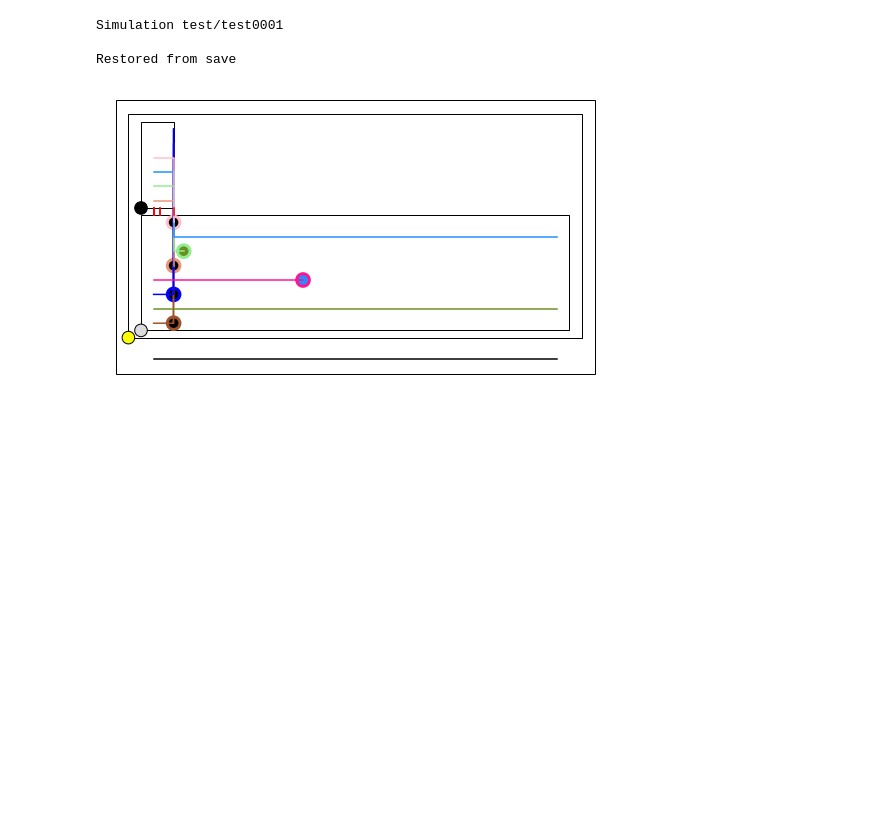
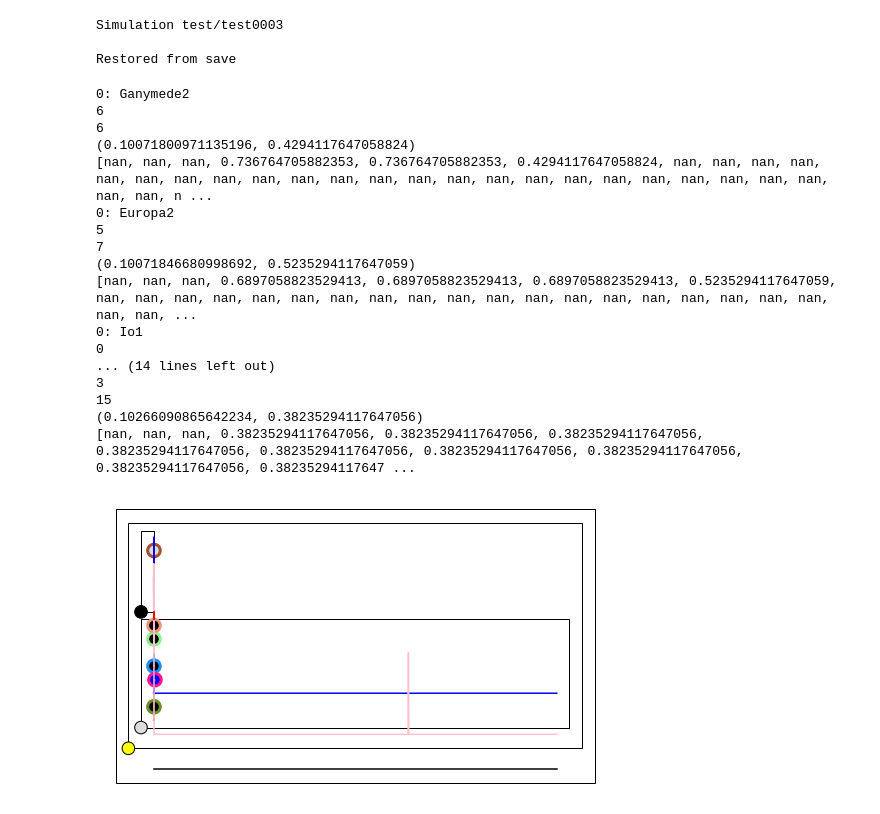
Before and after one commit to AJMustill/moons, a Jupyter notebook: moon_sims.ipynb, the cells around one changed output. Cells and saved outputs as stored; diff of their text form; code cells hidden in the pictures; blank space fills up the shorter version.

```diff
--- a/moon_sims.ipynb
+++ b/moon_sims.ipynb
@@ -35,13 +35,30 @@ def run_sim(filestem='test/test'):
 # %%
 #Nsys = 1
 
 #for i in range(Nsys):
 #    run_sim(filestem=f'test/test{i:04d}')
 
-i = 1
+i = 3
 run_sim(filestem=f'test/test{i:04d}')
 # %% [output]
-Simulation test/test0001
+Simulation test/test0003
 
 Restored from save
+0: Ganymede2
+6
+6
+(0.10071800971135196, 0.4294117647058824)
+[nan, nan, nan, 0.736764705882353, 0.736764705882353, 0.4294117647058824, nan, nan, nan, nan, nan, nan, nan, nan, nan, nan, nan, nan, nan, nan, nan, nan, nan, nan, nan, nan, nan, nan, nan, nan, nan, n ...
+0: Europa2
+5
+7
+(0.10071846680998692, 0.5235294117647059)
+[nan, nan, nan, 0.6897058823529413, 0.6897058823529413, 0.6897058823529413, 0.5235294117647059, nan, nan, nan, nan, nan, nan, nan, nan, nan, nan, nan, nan, nan, nan, nan, nan, nan, nan, nan, nan, nan, ...
+0: Io1
+0
+... (14 lines left out)
+3
+15
+(0.10266090865642234, 0.38235294117647056)
+[nan, nan, nan, 0.38235294117647056, 0.38235294117647056, 0.38235294117647056, 0.38235294117647056, 0.38235294117647056, 0.38235294117647056, 0.38235294117647056, 0.38235294117647056, 0.38235294117647 ...
-[figure, old version]
+[figure, new version]
```
Also changed, not shown: 3 other files.
